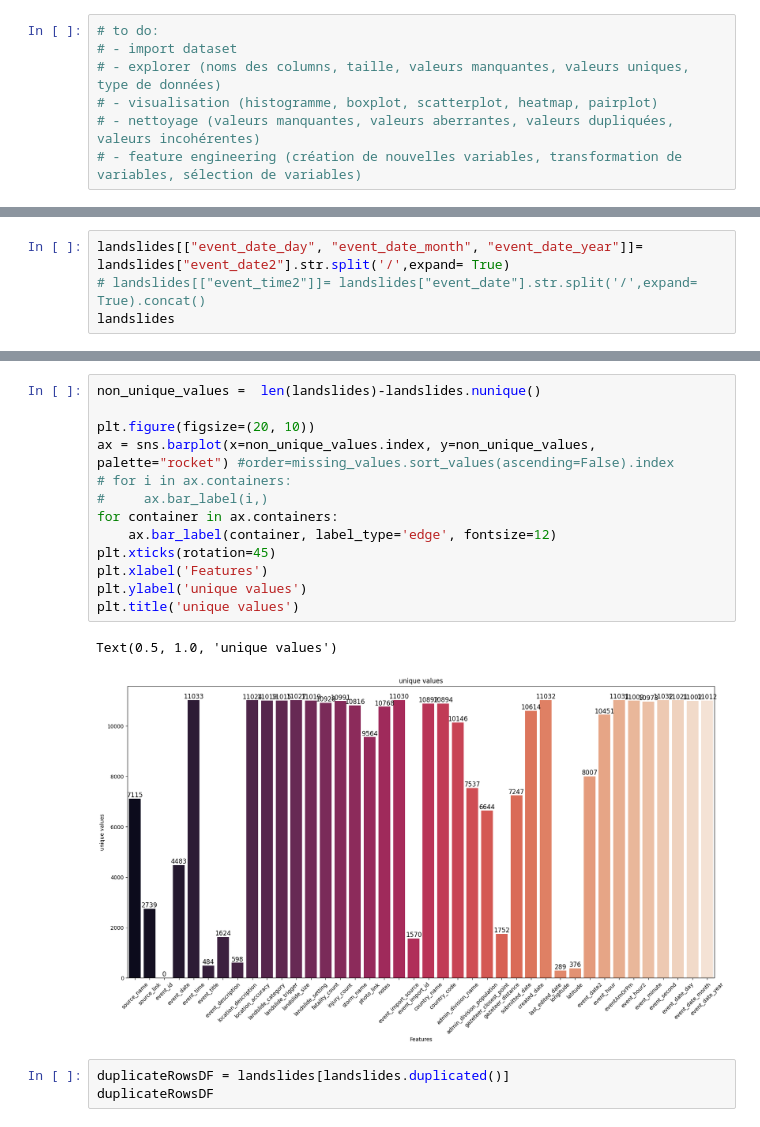
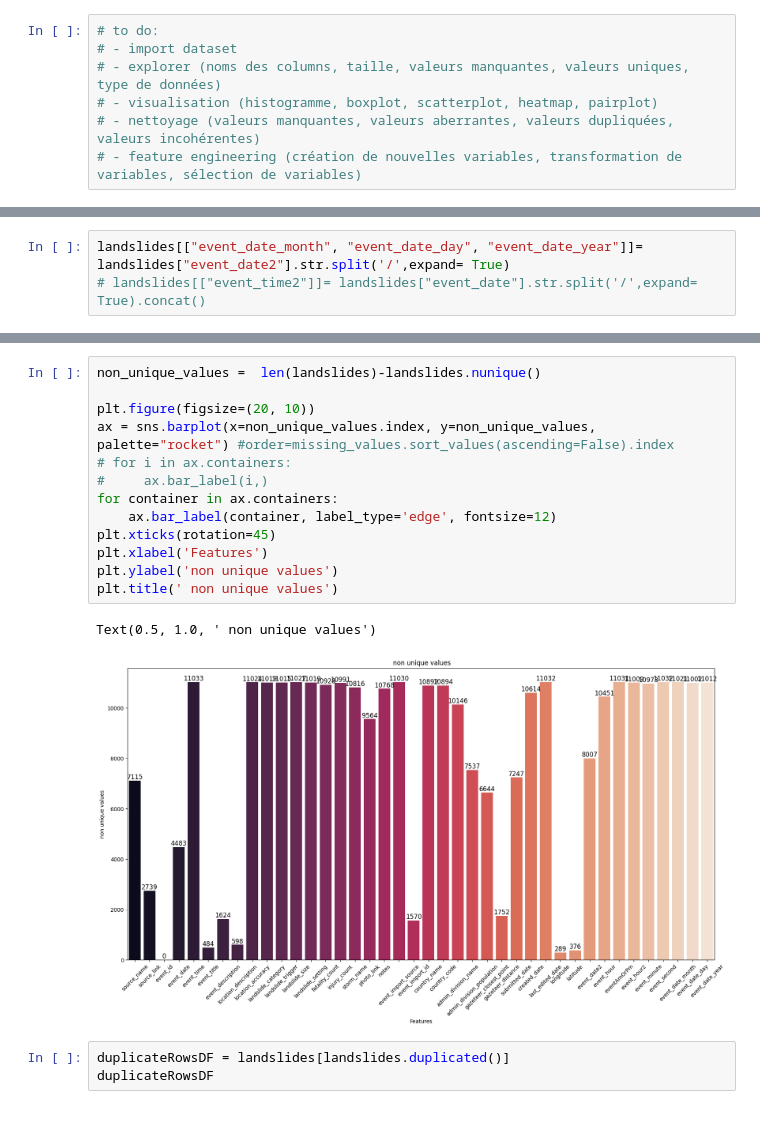
Before and after one commit to Mcrash01/Python-data-analysis, a Jupyter notebook: exploration.ipynb, the cells around one changed output, grey strips where cells are left out. Cells and saved outputs as stored; diff of their text form.

```diff
--- a/exploration.ipynb
+++ b/exploration.ipynb
@@ -85,4 +47,0 @@ landslides
-# %%
-landslides[["event_date_day", "event_date_month", "event_date_year"]]= landslides["event_date2"].str.split('/',expand= True)
-# landslides[["event_time2"]]= landslides["event_date"].str.split('/',expand= True).concat()
-landslides
@@ -170,0 +101,3 @@ plt.show()
+# %%
+landslides[["event_date_month", "event_date_day", "event_date_year"]]= landslides["event_date2"].str.split('/',expand= True)
+# landslides[["event_time2"]]= landslides["event_date"].str.split('/',expand= True).concat()
@@ -190,19 +125,19 @@ Text(0.5, 1.0, 'unique values')
 # %%
 non_unique_values =  len(landslides)-landslides.nunique()
 
 plt.figure(figsize=(20, 10))
 ax = sns.barplot(x=non_unique_values.index, y=non_unique_values, palette="rocket") #order=missing_values.sort_values(ascending=False).index
 # for i in ax.containers:
 #     ax.bar_label(i,)
 for container in ax.containers:
     ax.bar_label(container, label_type='edge', fontsize=12)
 plt.xticks(rotation=45)
 plt.xlabel('Features')
-plt.ylabel('unique values')
-plt.title('unique values')
+plt.ylabel('non unique values')
+plt.title(' non unique values')
 # %% [output]
-Text(0.5, 1.0, 'unique values')
+Text(0.5, 1.0, ' non unique values')
-[figure, old version]
+[figure, new version]
 # %%
 duplicateRowsDF = landslides[landslides.duplicated()]
 duplicateRowsDF
```
Also changed, not shown: parts of 31 cells of this notebook.
